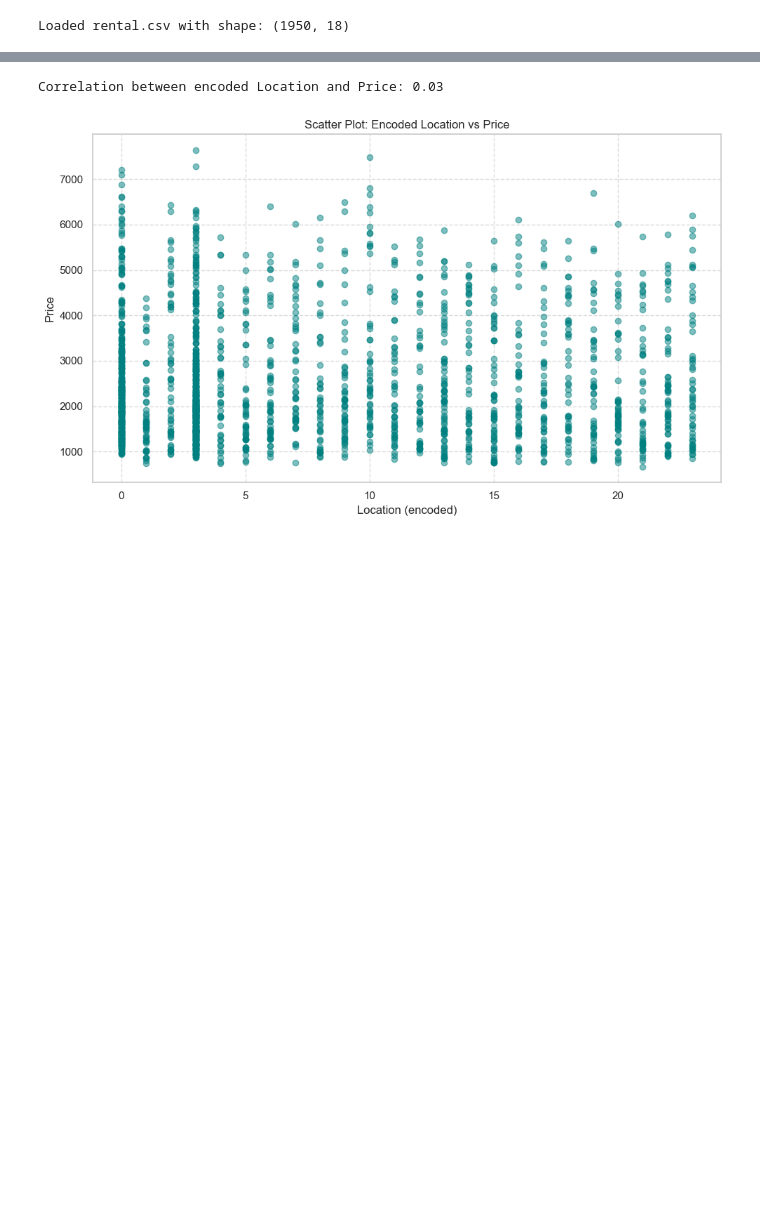
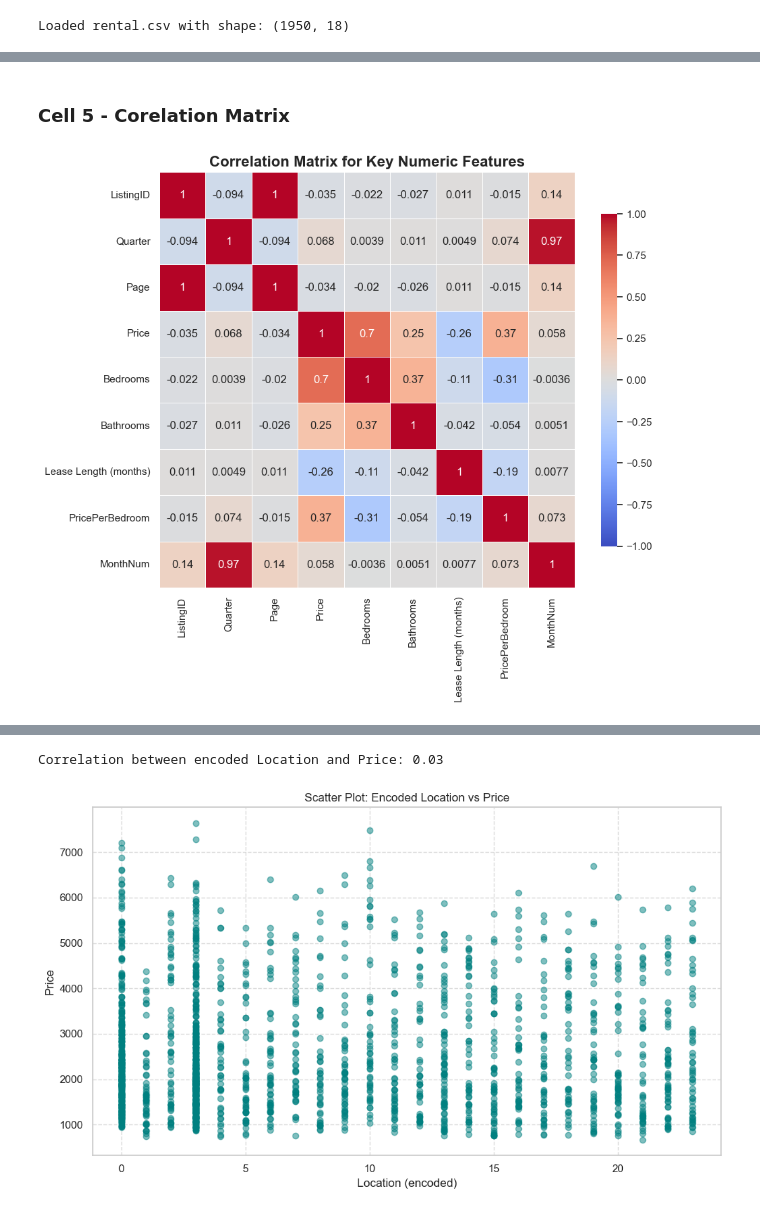
Before and after one commit to Yash-Singh-Pathania/DataScience, a Jupyter notebook: analytics.ipynb, the cells around one changed output, grey strips where cells are left out. Drawn from its saved outputs; the diff is of its cells as text; code cells hidden in the pictures; blank space fills up the shorter version.

```diff
--- a/analytics.ipynb
+++ b/analytics.ipynb
@@ -137,0 +214,16 @@ unnecasary_columns = ['ListingID', 'Page', 'Quarter']
+# %% [markdown]
+### Cell 5 - Corelation Matrix
+# %%
+numeric_data = data.select_dtypes(include=['float64', 'int64'])
+
+# Compute the correlation matrix
+corr_matrix = numeric_data.corr()
+
+# Plot the heatmap
+plt.figure(figsize=(10, 8))
+sns.set_theme(style="whitegrid")
+sns.heatmap(corr_matrix, annot=True, cmap="coolwarm", vmin=-1, vmax=1, linewidths=0.5, square=True, cbar_kws={"shrink": 0.8})
+plt.title("Correlation Matrix for Key Numeric Features", fontsize=16, fontweight='bold')
+plt.show()
+# %% [output]
+[figure, added]
```
Also changed, not shown: parts of 50 cells of this notebook, 1 other file.
